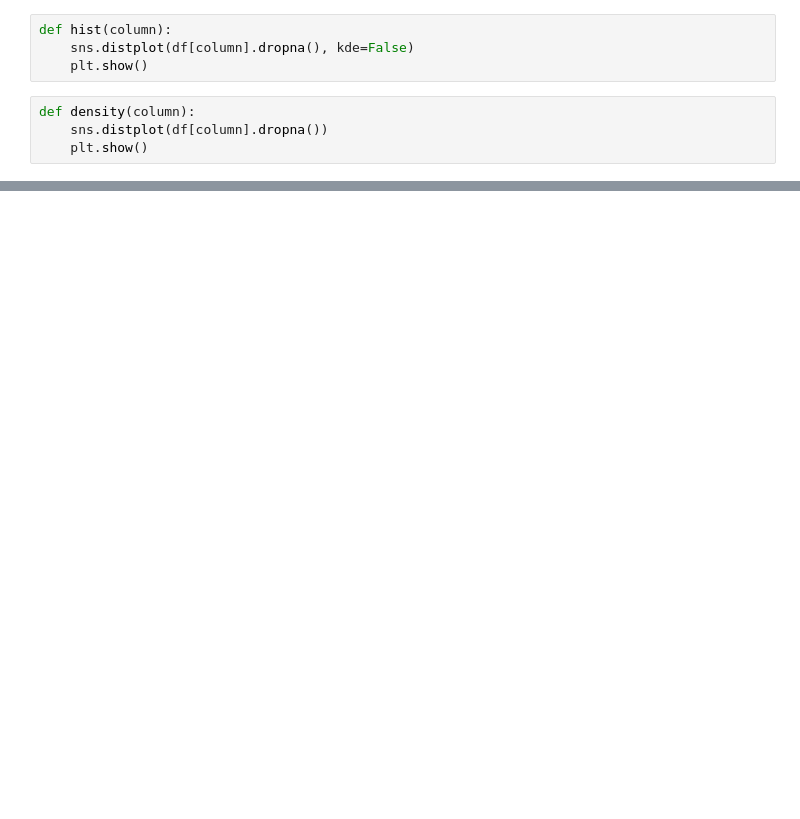
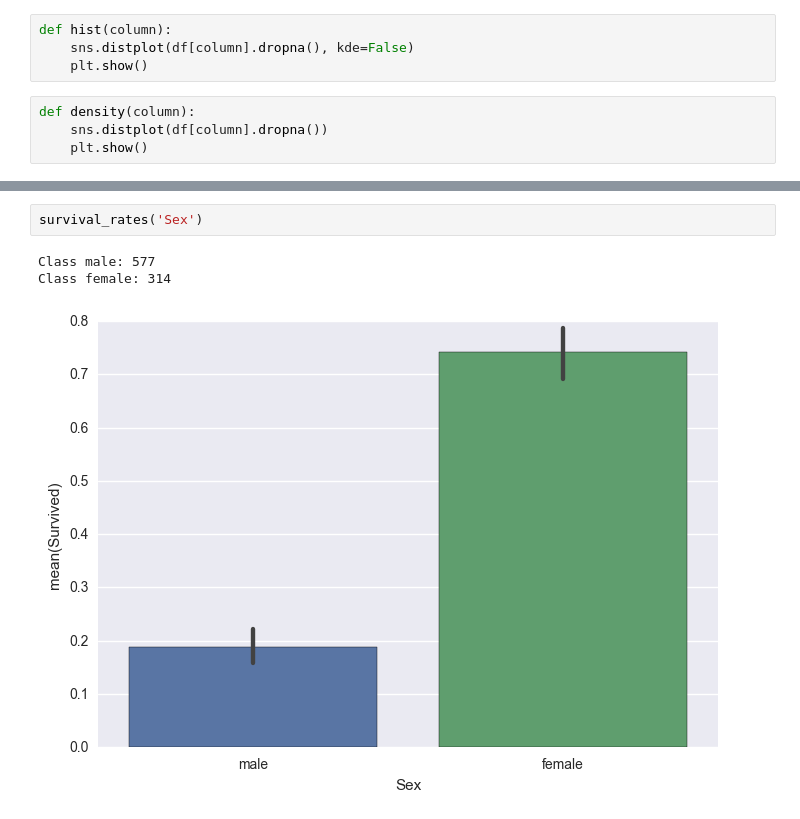
Before and after one commit to HStrand/titanic-ml, a Jupyter notebook: Data exploration.ipynb, the cells around one changed output, grey strips where cells are left out. Drawn from its saved outputs; the diff is of its cells as text; blank space fills up the shorter version.

```diff
--- a/Data exploration.ipynb
+++ b/Data exploration.ipynb
@@ -52,3 +75,9 @@ Survival rate:  0.24236252545824846
+# %%
+survival_rates('Sex')
+# %% [output]
+Class male: 577
+Class female: 314
+[figure, added]
 # %%
 sns.barplot(x=df['Sex'], y=df['Survived'], hue=df['Pclass'])
 plt.show()
```
Also changed, not shown: parts of 52 cells of this notebook.
